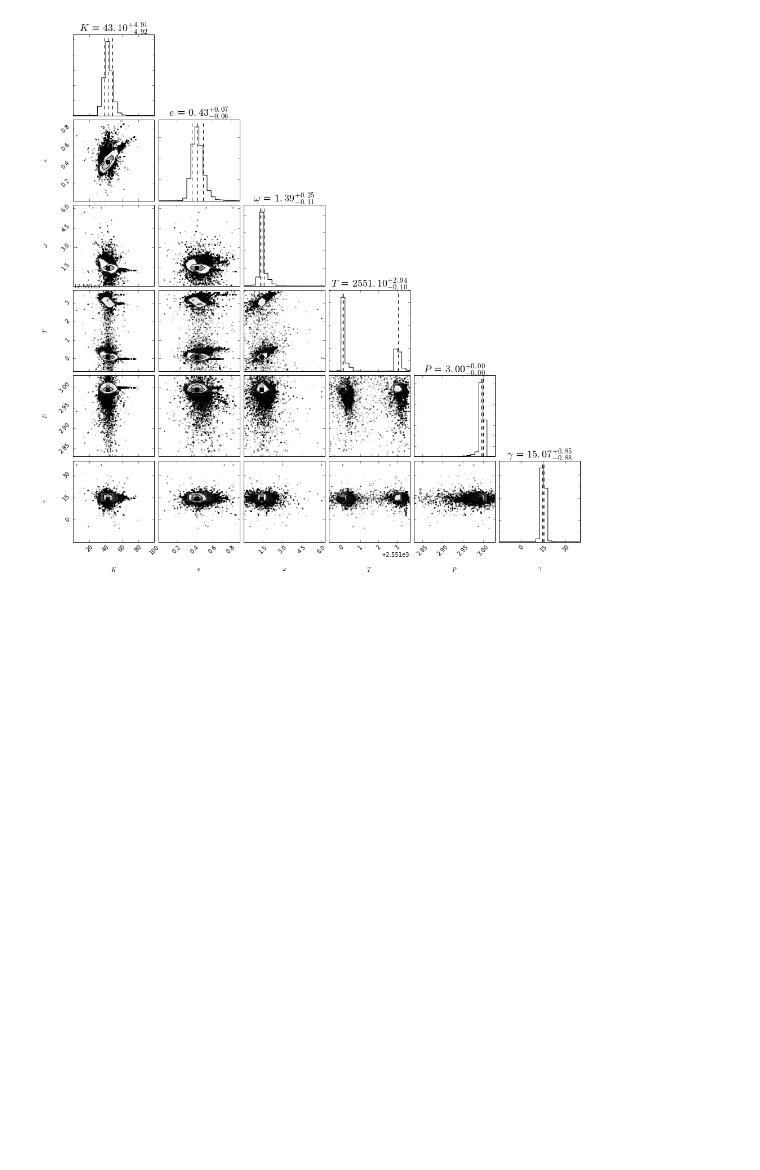
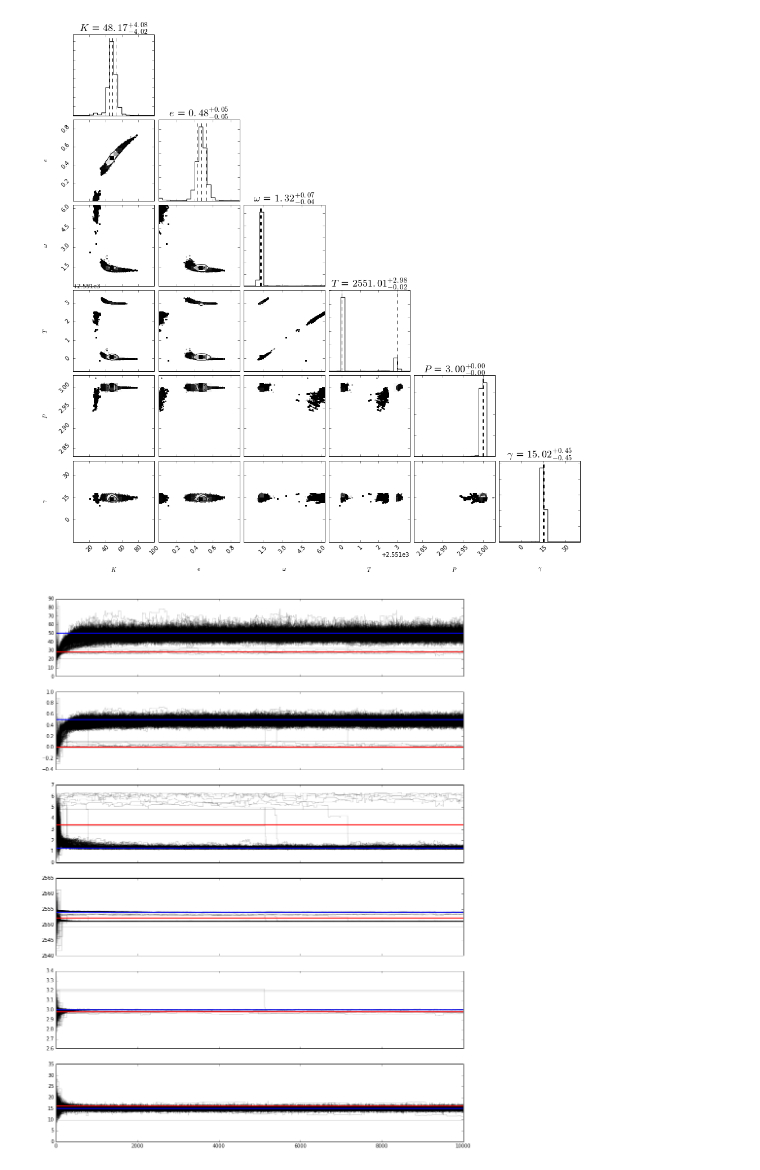
Before and after one commit to jacob-i-skinner/Orbit-Fitting, a Jupyter notebook: Fake data & test.ipynb, the cells around one changed output. Drawn from its saved outputs; the diff is of its cells as text; code cells hidden in the pictures; blank space fills up the shorter version.

```diff
--- a/Fake data & test.ipynb
+++ b/Fake data & test.ipynb
@@ -39,12 +39,15 @@ def massRatio(x, y):
 
 #set true parameters
 mr = 0.6 #mass ratio
-x = np.array([2540, 2542, 2543, 2546, 2550, 2552, 2552.35, 2555, 2560, 2561, 2562, 2563, 2563.5, 2564, 2564.5, 2564.75, 2565])
+x = np.array([2540, 2542, 2543, 2546, 2550, 2552, 2552.35, 2555, 2560,
+              2561, 2562, 2563, 2563.5, 2564, 2564.5, 2564.75, 2565])
 parameters = 50, 0.5, 1.3, 2554, 3, 15
 RVp, RVs = RV(x, mr, parameters)
-for i in range(len(RVp)):
-    RVp[i] = RVp[i] + 2*np.random.randn()
-    RVs[i] = RVs[i] + 2*np.random.randn()
+
+#add random error
+#for i in range(len(RVp)):
+#    RVp[i] = RVp[i] + np.random.randn()
+#    RVs[i] = RVs[i] + np.random.randn()
 
 #fake the data
 
@@ -57,21 +60,13 @@ JDp, JDs     = JD, JD
 samples      = 10000
 max_period   = 9
 power_cutoff = 0.4
-ndim, nwalkers, nsteps = 6, 600, 1000
+ndim, nwalkers, nsteps = 6, 400, 10000
 
 #now-do-things!--------------------------------------------------------------------------------------------------#
 
 #plot Wilkinson plot (mass ratio)
 mass_ratio, intercept, r_squared, standard_error, slope_error = massRatio(RVs, RVp)
-'''fig = plt.figure(figsize=(5,5))
-ax = plt.subplot(111)
-ax.plot(RVs, RVp, 'k.')
-x, y = np.array([np.nanmin(RVs), np.nanmax(RVs)]),-mass_ratio*np.array([np.nanmin(RVs),
-                                                                        np.nanmax(RVs)])+intercept
-ax.plot(x, y)
-ax.set_ylabel('Primary Velocity', size='15')
-ax.set_xlabel('Secondary Velocity', size='15')'''
-print('mass ratio is ', mass_ratio, "+/-", slope_error)
+print('mass ratio is ', mass_ratio, "+/-", standard_error)
 
 #check RV measurements for the need to be adjusted and adjust them if so
 JDp, RVp = adjustment(JD, RVp)
@@ -81,49 +76,6 @@ JDs, RVs = adjustment(JD, RVs)
 x, y  = periodogram(JDp, RVp, samples, max_period)
 y2    = periodogram(JDs, RVs, samples, max_period)[1]
 y3,y4 = dataWindow(JDp, samples, max_period)[1], dataWindow(JDs, samples, max_period)[1]
-
-'''#plot periodograms
-fig, ((ax1,ax4),(ax2,ax5),(ax3,ax6)) = plt.subplots(3, 2, sharex='col', sharey='row')
-ax1.plot(x, y, 'k')
-ax1.set_title('Periodograms: Primary')
-ax1.set_xlim(1/24, max_period)
-ax4.set_xlim(1/24, max_period)
-ax2.plot(x, y2, 'k')
-ax2.set_title('Secondary')
-ax3.plot(x, y*y2, 'k')
-ax3.set_title('Product Periodogram')
-ax4.plot(x, y3, 'k')
-ax4.set_title('Primary Data Window')
-ax5.plot(x, y4, 'k')
-ax5.set_title('Secondary Data Window')
-ax6.plot(x, y3*y4, 'k')
-ax6.set_title('Product Data Window')
-ax3.set_xlabel('Period (days)', size='15')
-ax6.set_xlabel('Period (days)', size='15')
-ax2.set_ylabel('Normalized Lomb-Scargle Power', size='20')
-fig.set_figheight(10)
-fig.set_figwidth(15)
-#plt.savefig(filename + ' periodogram.pdf')
-print('Periodogram peaks above a power of 0.25:', maxima(power_cutoff, x, y, y2))
-
-#plot periodogram - data window
-fig = plt.figure(figsize=(8,3))
-ax = plt.subplot(111)
-ax.plot(x, y*y2, 'b', alpha = 0.5)
-ax.plot(x, y3*y4, 'r', alpha = 0.5)
-ax.plot(x, y*y2-y3*y4, 'k', alpha = 1)
-ax.set_ylim(0,1)
-ax.set_title('')
-
-#plot phased RVs
-fig = plt.figure(figsize=(8,3))
-ax = plt.subplot(111)
-ax.plot(phases(maxima(power_cutoff, x, y, y2)[-1], 0, JDp), RVp, 'k.')
-ax.plot(phases(maxima(power_cutoff, x, y, y2)[-1], 0, JDs), RVs, 'r.')
-ax.set_title('')
-ax.set_xlabel('Orbital Phase', size='15')
-ax.set_ylabel('Radial Velocity', size='20')
-#plt.savefig(filename + ' RV-phase diagram.pdf')'''
 
 #------------------------------------MCMC-------------------------------------#
 
@@ -168,7 +120,7 @@ sampler = emcee.EnsembleSampler(nwalkers, ndim, probability, a=4,
 sampler.run_mcmc(position, nsteps)
 
 #save the results of the walk
-samples = sampler.chain[:, :, :].reshape((-1, ndim))
+samples = sampler.chain[:, 1500:, :].reshape((-1, ndim))
 results = np.asarray(list(map(lambda v: (v[1], v[2]-v[1], v[1]-v[0]),
                               zip(*np.percentile(samples, [16, 50, 84], axis=0)))))
 
@@ -206,12 +158,14 @@ primary, secondary = RV(x, mass_ratio, [results[0][0], results[1][0], results[2]
 ax.plot(x/results[4][0], primary, 'b', lw=2)
 ax.plot(x/results[4][0], secondary, 'r', lw=2)
 ax.plot(x, np.ones(len(x))*results[5][0], 'k' , label='Systemic Velocity')
-ax.plot(phases(results[4][0], results[3][0], JDp), RVp, 'bs', label='Primary RV Data') #data phased to result period
-ax.plot(phases(results[4][0], results[3][0], JDs), RVs, 'rs', label='Secondary RV data')
+ax.plot(phases(results[4][0], JDp), RVp, 'bs', label='Primary RV Data') #data phased to result period
+ax.plot(phases(results[4][0], JDs), RVs, 'rs', label='Secondary RV data')
 ax.set_xlim([0,1])
 #plt.savefig('curve_results.png')
 
+print('Results:')
+for i in range(6):
+    print(results[i][0], '+',results[i][1], '-',results[i][2])
 t = time.time()
 print('Completed in ', int((t-t0)/60), ' minutes and ', int(((t-t0)/60-int((t-t0)/60))*60), 'seconds.')
-print(results[:][0])
 # %% [output]
@@ -221 +181,2 @@ Completed in  0  minutes and  52 seconds.
-[figure, old version]
+[figure, new version]
+[figure, added]
```
Also changed, not shown: parts of 1 cell of this notebook, 22 other files.
